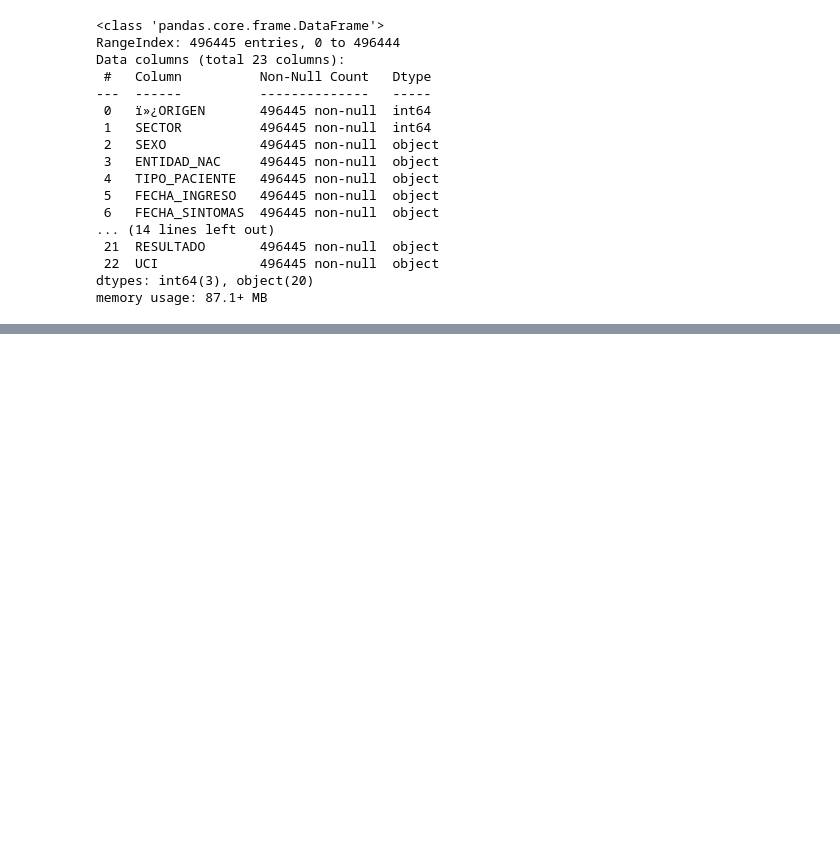
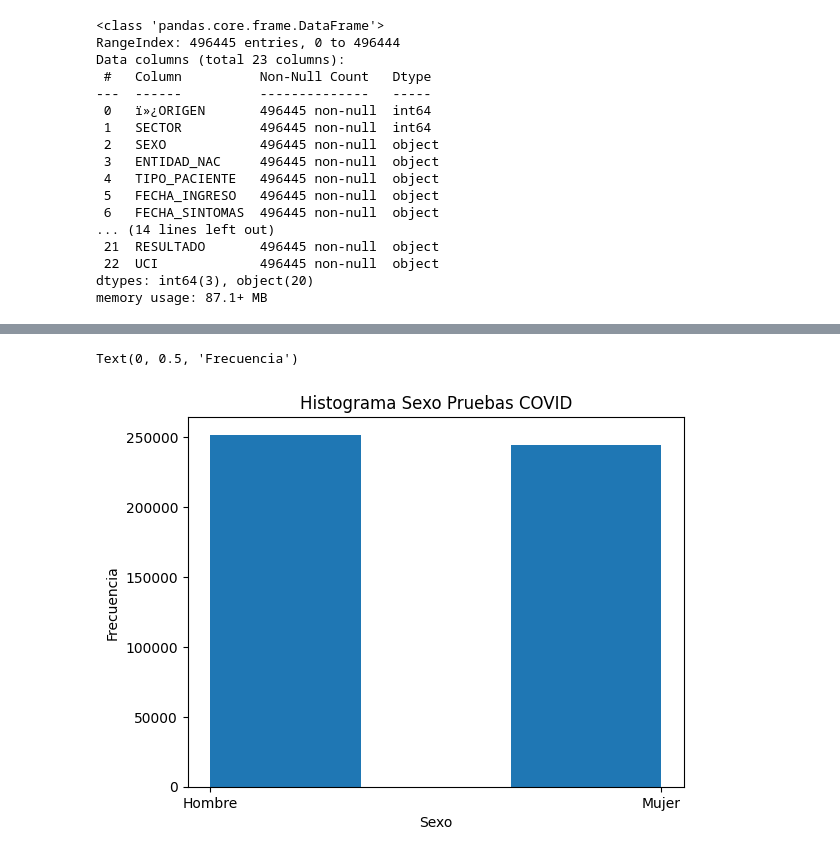
Before and after one commit to 25041066NegreteSimentalJuanDiego/Probabilidad-y-Estadistica, a Jupyter notebook: Unidad1/Practica5.ipynb, the cells around one changed output, grey strips where cells are left out. Cells and saved outputs as stored; diff of their text form; code cells hidden in the pictures; blank space fills up the shorter version.

```diff
--- a/Unidad1/Practica5.ipynb
+++ b/Unidad1/Practica5.ipynb
@@ -49,0 +72,12 @@ memory usage: 87.1+ MB
+# %%
+#Dibuja el histograma de la columna sexo,
+#esto permite comparar cuantos hay de cada grupo
+plt.pyplot.hist(covid.SEXO, bins=3)
+
+#Establece las etiquetas x/y y muestra el titulo
+plt.pyplot.title ("Histograma Sexo Pruebas COVID")
+plt.pyplot.xlabel("Sexo")
+plt.pyplot.ylabel("Frecuencia")
+# %% [output]
+Text(0, 0.5, 'Frecuencia')
+[figure, added]
```
Also changed, not shown: parts of 7 cells of this notebook.
